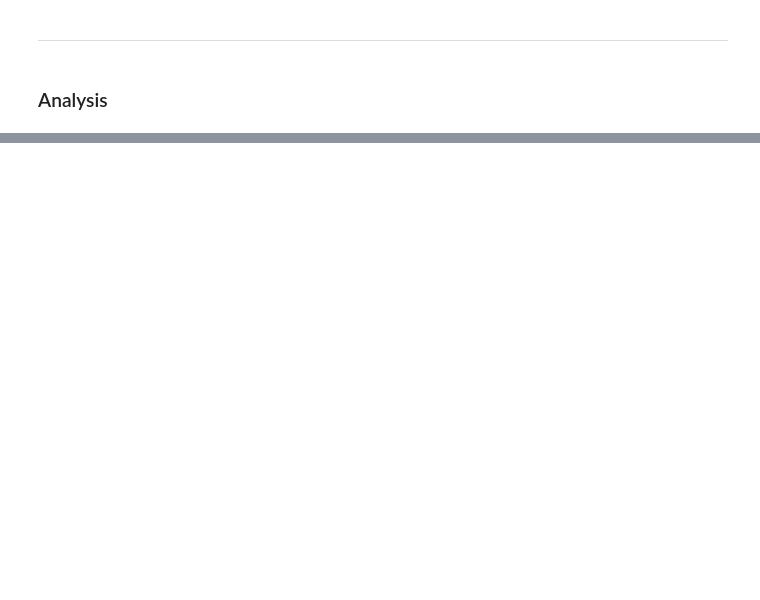
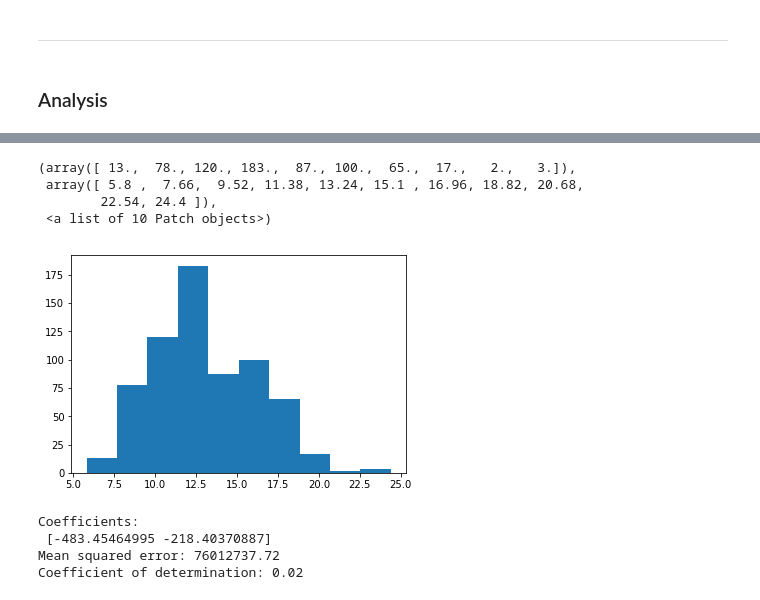
Before and after one commit to MLenaBleile/ConsultingProject, a Jupyter notebook: InfectSpendAnalysis.ipynb, the cells around one changed output, grey strips where cells are left out. Drawn from its saved outputs; the diff is of its cells as text; code cells hidden in the pictures; blank space fills up the shorter version.

```diff
--- a/InfectSpendAnalysis.ipynb
+++ b/InfectSpendAnalysis.ipynb
@@ -85,0 +95,17 @@ df = pd.read_pickle('merged_df.pkl')
+# %%
+from copy import copy, deepcopy
+
+df_lr = deepcopy(df)
+df_lr["%casespercapita"] = np.log(df_lr["2021-03-21"]/df_lr["population"])
+df_lr=df_lr.drop(columns=["amount","State","2021-03-21","award_count","population","shape_code","countyFIPS","StateFIPS","county_name","id"])
+
+
+df_lrnum = df_lr.apply(pd.to_numeric, errors='coerce')
+
+#df_lr.head()
+for col in df_lrnum.columns:
+    if np.sum(df_lrnum[col].isna())> 0.5*len(df_lrnum.index):
+        df_lrnum=df_lrnum.drop(columns=col)
+
+df_lrnum = df_lrnum.dropna(axis=0)
+df_lrnum.head()
@@ -85,0 +119,12 @@ df = pd.read_pickle('merged_df.pkl')
+# %%
+
+#df_lrnum.head()
+
+X_all = copy(df_lrnum.drop(columns="per_capita"))
+#X_all["%cumcovid"] = 100*df_lrnum["2021-03-21"]/np.max(df_lrnum["2021-03-21"])
+
+
+y_all = copy(df_lrnum["per_capita"]).fillna(np.mean(df_lrnum['per_capita']))
+X_all.fillna(0)
+
+X_all.head()
@@ -85,0 +138,9 @@ df = pd.read_pickle('merged_df.pkl')
+# %%
+from matplotlib import pyplot as plt
+
+
+X_perc =copy(X_all.filter(regex='%'))
+X_perc.head()
+
+X= X_perc.loc[:,["%casespercapita","%"]]
+X.head()
@@ -85,0 +154,40 @@ df = pd.read_pickle('merged_df.pkl')
+# %%
+plt.hist(X.loc[:,"%"])
+# %% [output]
+(array([ 13.,  78., 120., 183.,  87., 100.,  65.,  17.,   2.,   3.]),
+ array([ 5.8 ,  7.66,  9.52, 11.38, 13.24, 15.1 , 16.96, 18.82, 20.68,
+        22.54, 24.4 ]),
+ <a list of 10 Patch objects>)
+[figure, added]
+# %%
+from sklearn.metrics import mean_squared_error, r2_score
+from sklearn.model_selection import train_test_split
+from sklearn import linear_model
+import statsmodels.api as sm
+
+
+#y_all = (np.log(wmeans) - np.average(np.log(wmeans)))/np.std(np.log(wmeans))
+X_train, X_test, y_train, y_test = train_test_split(X, y_all, test_size=0.2, random_state=42)
+
+# Create linear regression object
+regr = linear_model.LinearRegression()
+
+# Train the model using the training sets
+regr.fit(X_train, y_train)
+
+# Make predictions using the testing set
+y_pred = regr.predict(X_test)
+
+# The coefficients
+print('Coefficients: \n', regr.coef_)
+# The mean squared error
+print('Mean squared error: %.2f'
+      % mean_squared_error(y_test, y_pred))
+# The coefficient of determination: 1 is perfect prediction
+print('Coefficient of determination: %.2f'
+      % r2_score(y_test, y_pred))
+# %% [output]
+Coefficients:
+ [-483.45464995 -218.40370887]
+Mean squared error: 76012737.72
+Coefficient of determination: 0.02
```
Also changed, not shown: parts of 5 cells of this notebook.
